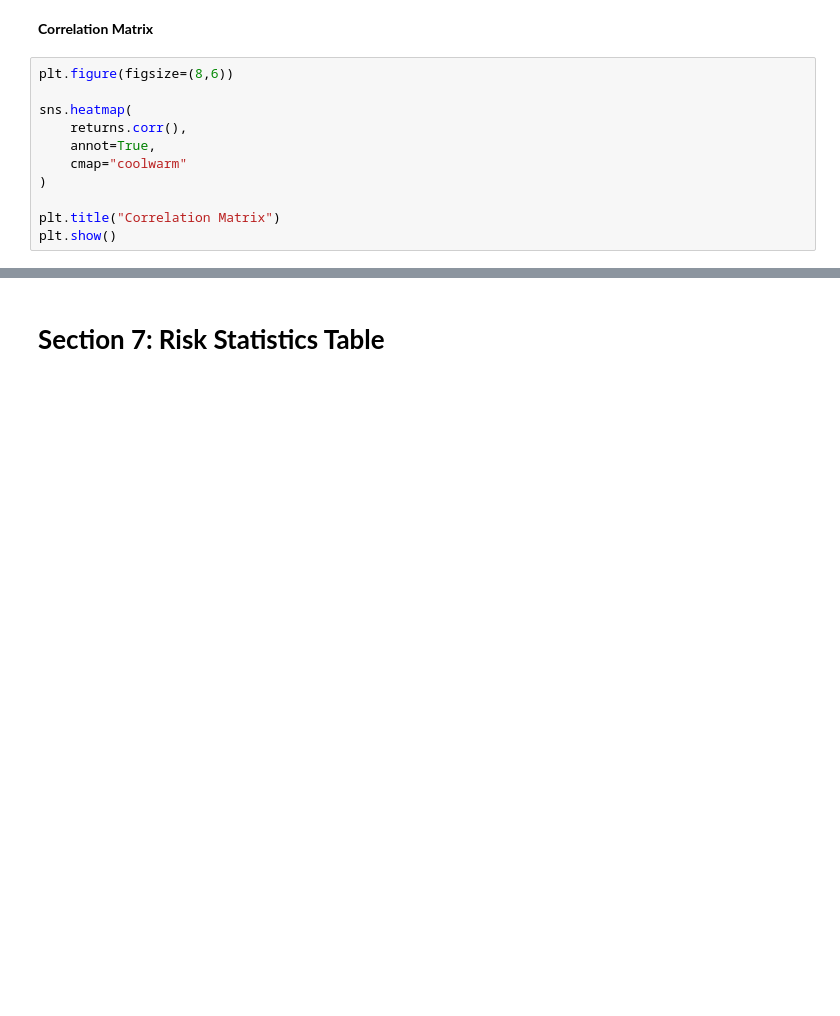
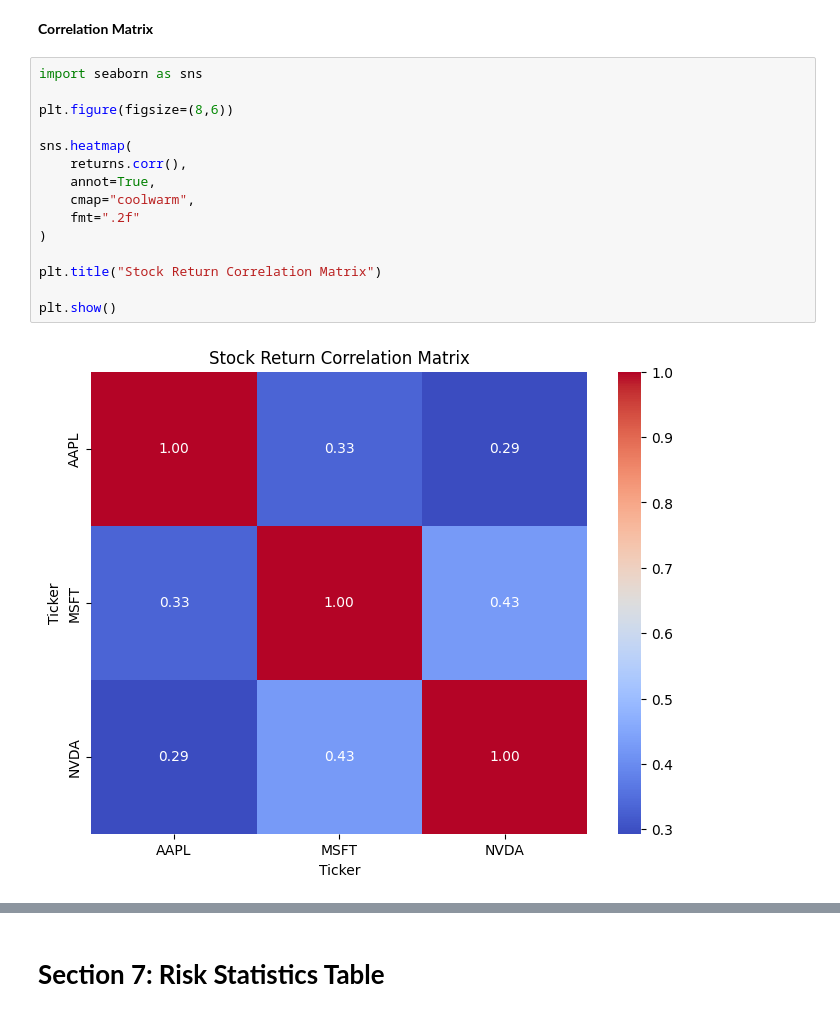
Before and after one commit to bahmedx/730, a Jupyter notebook: stock_stochastic_simulation2.ipynb, the cells around one changed output, grey strips where cells are left out. Saved outputs shown, nothing was run; the diff lists cells and outputs as text; blank space fills up the shorter version.

```diff
--- a/stock_stochastic_simulation2.ipynb
+++ b/stock_stochastic_simulation2.ipynb
@@ -70,13 +95,19 @@ plt.show()
 # %% [markdown]
 **Correlation Matrix**
 # %%
+import seaborn as sns
+
 plt.figure(figsize=(8,6))
 
 sns.heatmap(
     returns.corr(),
     annot=True,
-    cmap="coolwarm"
+    cmap="coolwarm",
+    fmt=".2f"
 )
 
-plt.title("Correlation Matrix")
+plt.title("Stock Return Correlation Matrix")
+
 plt.show()
+# %% [output]
+[figure, added]
```
Also changed, not shown: parts of 45 cells of this notebook.
